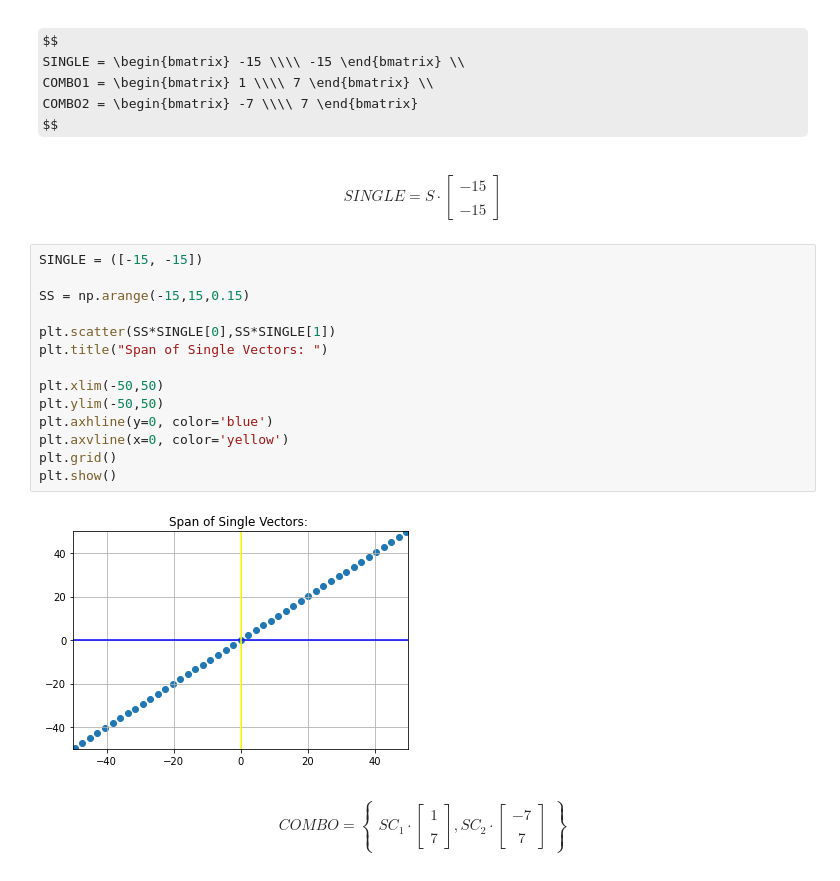
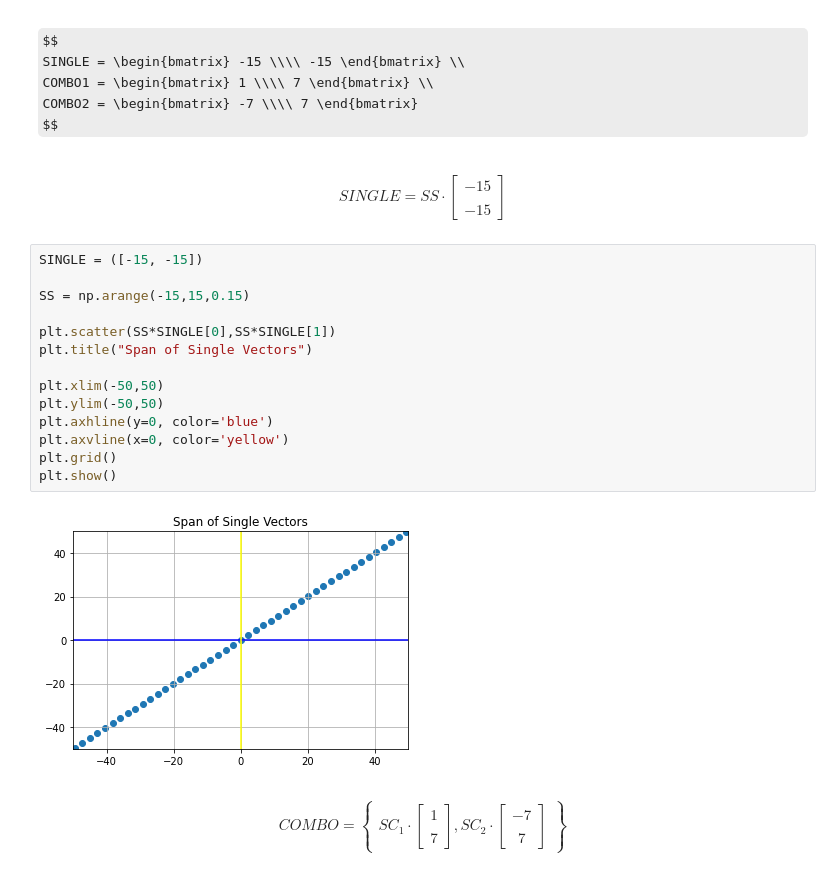
Before and after one commit to xrosemaryc/Linear-Algebra_2nd-Sem, a Jupyter notebook: Assignment10.ipynb, the cells around one changed output. Drawn from its saved outputs; the diff is of its cells as text; some formulas as TeX source.

```diff
--- a/Assignment10.ipynb
+++ b/Assignment10.ipynb
@@ -147,24 +147,24 @@ COMBO2 = \begin{bmatrix} -7 \\\\ 7 \end{bmatrix}
 $$
 # %% [markdown]
 $$
-SINGLE = S \cdot \begin{bmatrix} -15 \\\\ -15 \end{bmatrix}
+SINGLE = SS \cdot \begin{bmatrix} -15 \\\\ -15 \end{bmatrix}
 $$
 # %%
 SINGLE = ([-15, -15])
 
 SS = np.arange(-15,15,0.15)
 
 plt.scatter(SS*SINGLE[0],SS*SINGLE[1])
-plt.title("Span of Single Vectors: ")
+plt.title("Span of Single Vectors")
 
 plt.xlim(-50,50)
 plt.ylim(-50,50)
 plt.axhline(y=0, color='blue')
 plt.axvline(x=0, color='yellow')
 plt.grid()
 plt.show()
 # %% [output]
-[figure, old version]
+[figure, new version]
 # %% [markdown]
 $$
 COMBO = \begin{Bmatrix}
```
Also changed, not shown: parts of 1 cell of this notebook.
